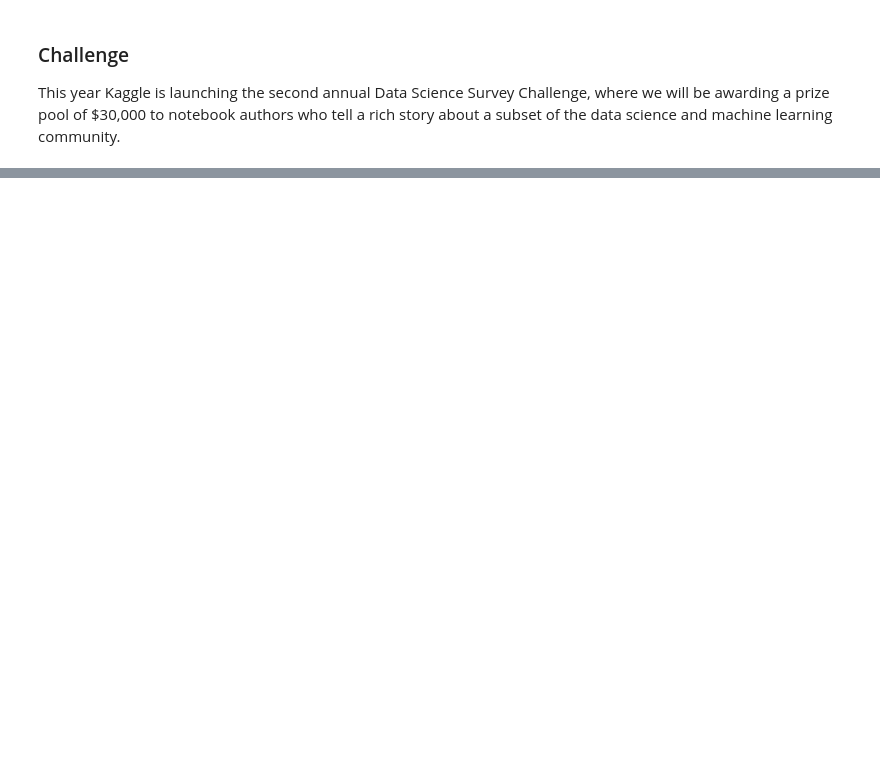
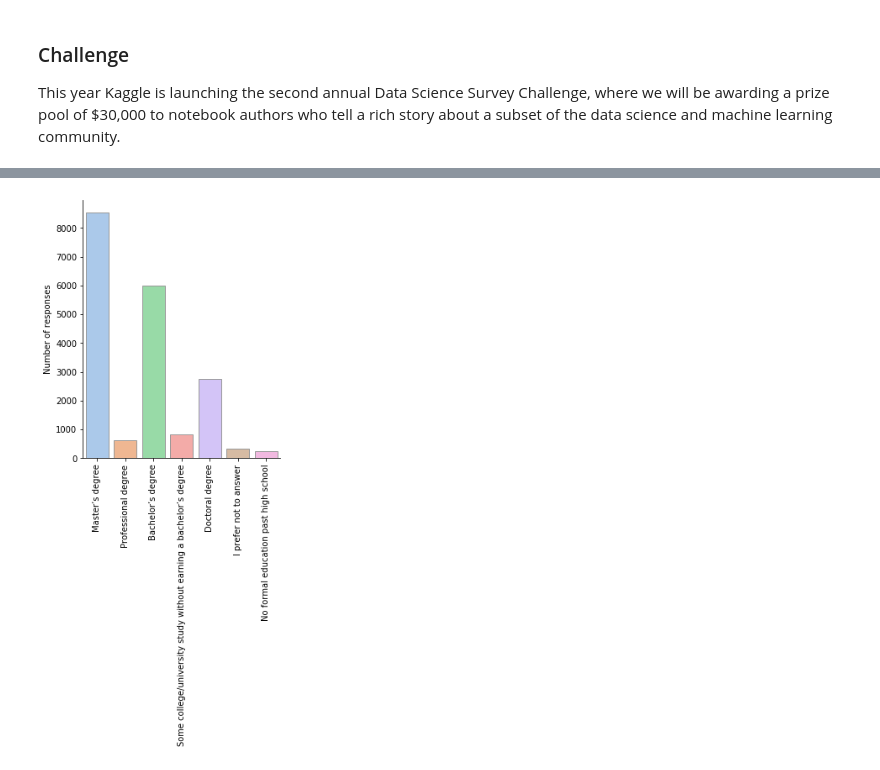
Before and after one commit to piszewc/python-deep-learning-data-science, a Jupyter notebook: Kaggle/Kaggle Survey.ipynb, the cells around one changed output, grey strips where cells are left out. Saved outputs shown, nothing was run; the diff lists cells and outputs as text; code cells hidden in the pictures; blank space fills up the shorter version.

```diff
--- a/Kaggle/Kaggle Survey.ipynb
+++ b/Kaggle/Kaggle Survey.ipynb
@@ -190,0 +79,8 @@ print(tmp_df)
+# %%
+ax = sns.catplot(x="Q4", kind="count",
+            palette="pastel", edgecolor=".6", data=data);
+ax.set(ylabel='Number of responses', xlabel="")
+ax.set_xticklabels(rotation=90)
+plt.show()
+# %% [output]
+[figure, added]
```
Also changed, not shown: parts of 25 cells of this notebook, 2 other files.
